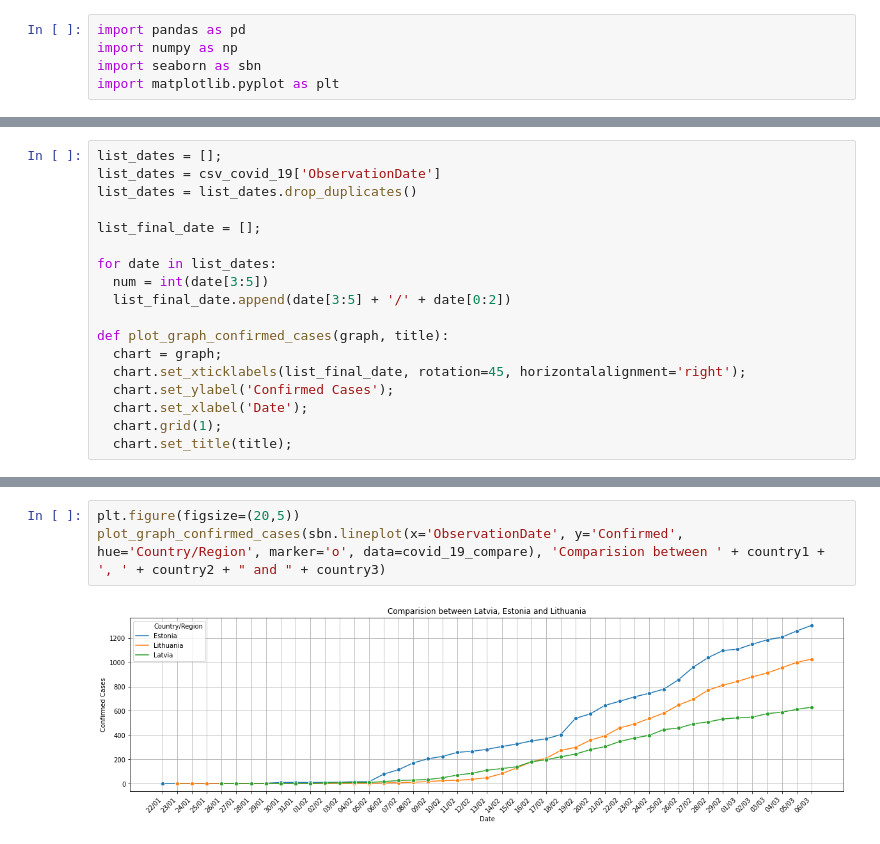
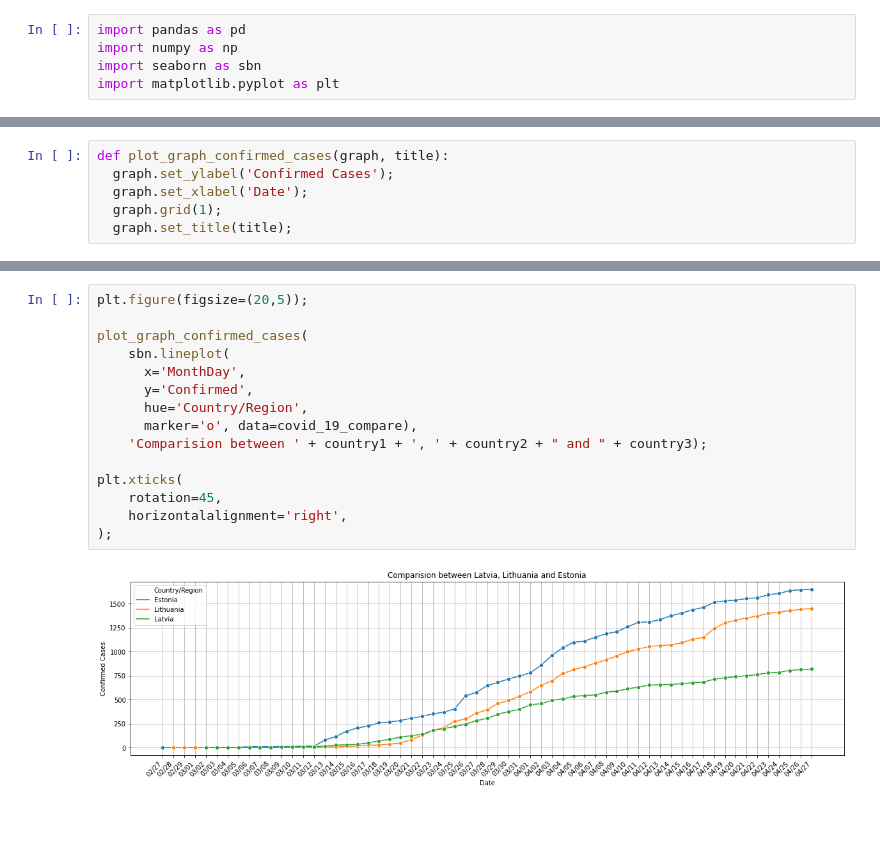
Before and after one commit to bevilacqua1996/ComputerStudies, a Jupyter notebook: colab_notebooks_python/covid19_general_comparision/covid_19.ipynb, the cells around one changed output, grey strips where cells are left out. Saved outputs shown, nothing was run; the diff lists cells and outputs as text.

```diff
--- a/colab_notebooks_python/covid19_general_comparision/covid_19.ipynb
+++ b/colab_notebooks_python/covid19_general_comparision/covid_19.ipynb
@@ -58,18 +76,0 @@ covid_19_country3.head()
-# %%
-list_dates = [];
-list_dates = csv_covid_19['ObservationDate']
-list_dates = list_dates.drop_duplicates()
-
-list_final_date = [];
-
-for date in list_dates:
-  num = int(date[3:5])
-  list_final_date.append(date[3:5] + '/' + date[0:2])
-
-def plot_graph_confirmed_cases(graph, title):
-  chart = graph;
-  chart.set_xticklabels(list_final_date, rotation=45, horizontalalignment='right');
-  chart.set_ylabel('Confirmed Cases');
-  chart.set_xlabel('Date');
-  chart.grid(1);
-  chart.set_title(title);
@@ -75,0 +85,6 @@ def plot_graph_confirmed_cases(graph, title):
+# %%
+def plot_graph_confirmed_cases(graph, title):
+  graph.set_ylabel('Confirmed Cases');
+  graph.set_xlabel('Date');
+  graph.grid(1);
+  graph.set_title(title);
@@ -101,5 +156,17 @@ covid_19_compare.sort_values(by='ObservationDate').head()
 # %%
-plt.figure(figsize=(20,5))
-plot_graph_confirmed_cases(sbn.lineplot(x='ObservationDate', y='Confirmed', hue='Country/Region', marker='o', data=covid_19_compare), 'Comparision between ' + country1 + ', ' + country2 + " and " + country3)
+plt.figure(figsize=(20,5));
+
+plot_graph_confirmed_cases(
+    sbn.lineplot(
+      x='MonthDay',
+      y='Confirmed',
+      hue='Country/Region',
+      marker='o', data=covid_19_compare),
+    'Comparision between ' + country1 + ', ' + country2 + " and " + country3);
+
+plt.xticks(
+    rotation=45,
+    horizontalalignment='right',
+);
 # %% [output]
-[figure, old version]
+[figure, new version]
```
Also changed, not shown: parts of 16 cells of this notebook, 3 other files.
